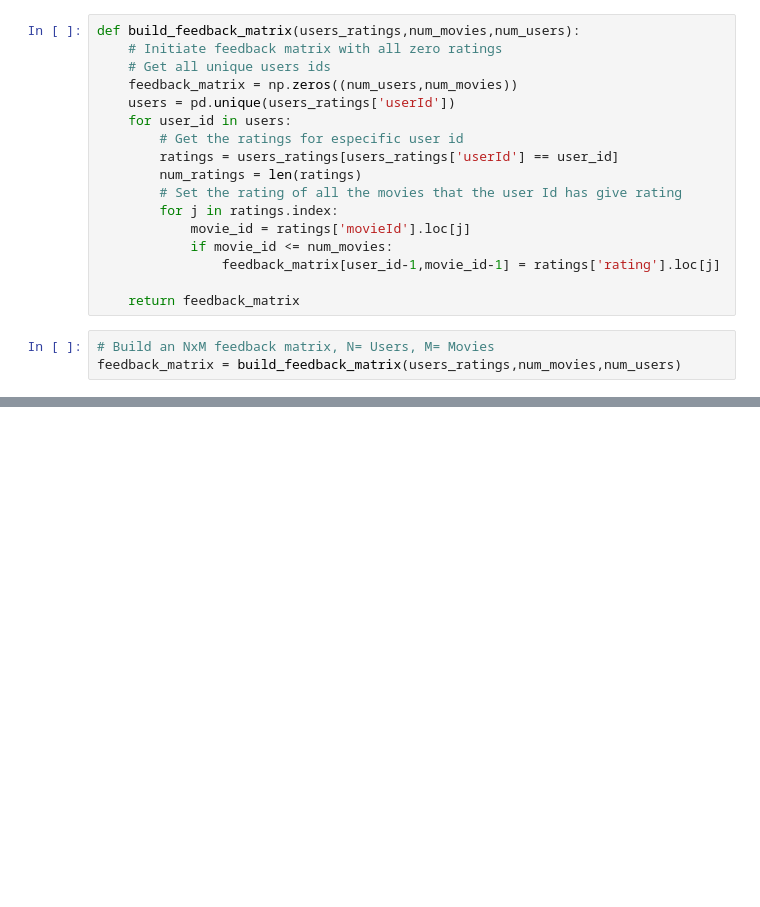
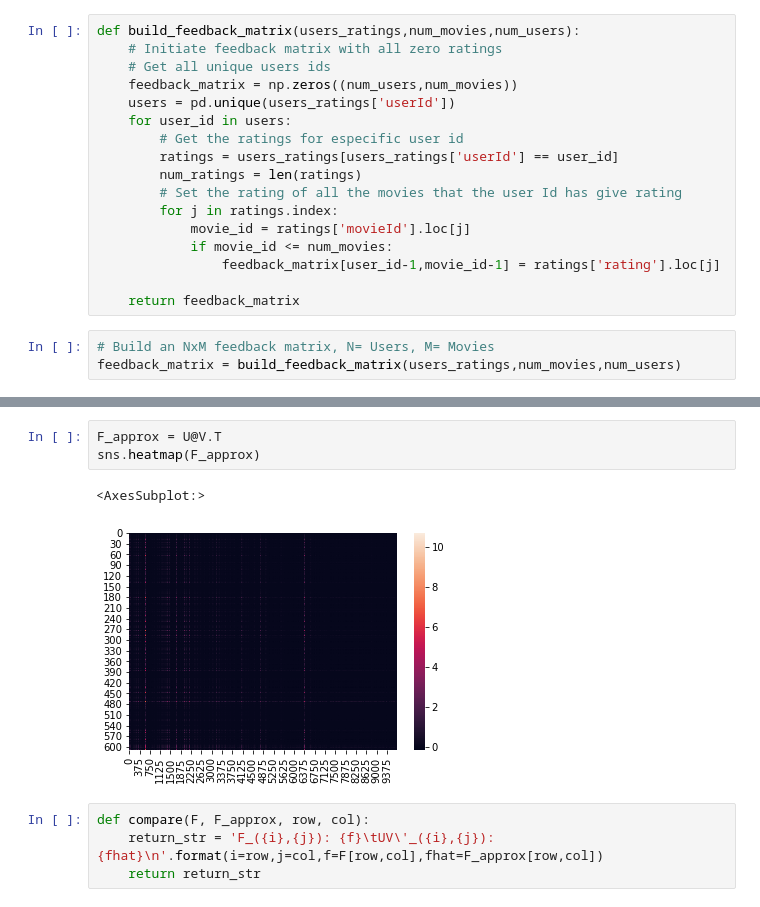
Before and after one commit to ljibajap/ECE196_ML, a Jupyter notebook: main.ipynb, the cells around one changed output, grey strips where cells are left out. Saved outputs shown, nothing was run; the diff lists cells and outputs as text; blank space fills up the shorter version.

```diff
--- a/main.ipynb
+++ b/main.ipynb
@@ -63,0 +144,10 @@ array([[0. , 0. , 0. , ..., 0. , 0. , 0. ],
+# %%
+F_approx = U@V.T
+sns.heatmap(F_approx)
+# %% [output]
+<AxesSubplot:>
+[figure, added]
+# %%
+def compare(F, F_approx, row, col):
+    return_str = 'F_({i},{j}): {f}\tUV\'_({i},{j}): {fhat}\n'.format(i=row,j=col,f=F[row,col],fhat=F_approx[row,col])
+    return return_str
```
Also changed, not shown: parts of 11 cells of this notebook.
